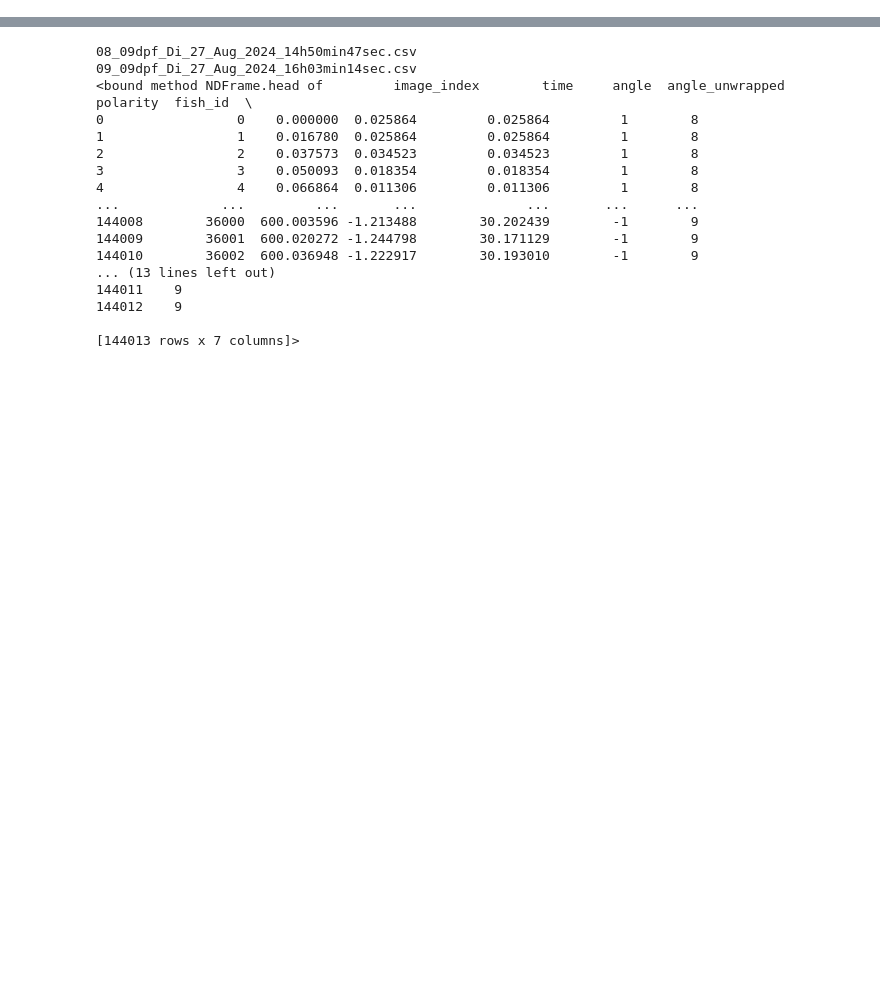
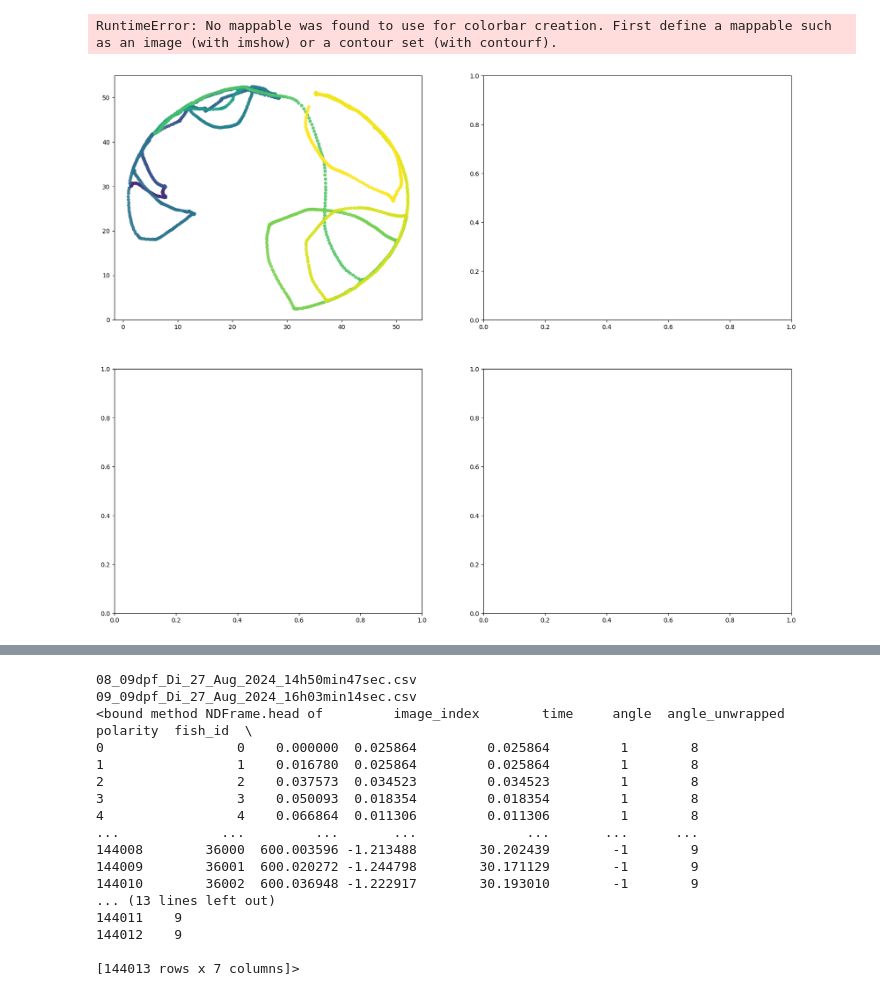
Before and after one commit to SaiAyachit/Stochastic_Modelling, a Jupyter notebook: data_prep.ipynb, the cells around one changed output, grey strips where cells are left out. Cells and saved outputs as stored; diff of their text form; code cells hidden in the pictures; blank space fills up the shorter version.

```diff
--- a/data_prep.ipynb
+++ b/data_prep.ipynb
@@ -193,3 +245,70 @@ for fish_id, group in grouped_bright:
+# %%
+for fish_id, group in grouped_bright:
+    dpf = group['dpf'].iloc[0]
+
+    # Calculate cumulative distance and displacement
+    x_diff = group['centroid_x_mm'].diff()
+    y_diff = group['centroid_y_mm'].diff()
+    frame_distances = np.sqrt(x_diff**2 + y_diff**2)
+    cumulative_distance = frame_distances.cumsum()
+
+    # Calculate displacement from starting point
+    x_displacement = group['centroid_x_mm'] - group['centroid_x_mm'].iloc[0]
+    y_displacement = group['centroid_y_mm'] - group['centroid_y_mm'].iloc[0]
+    displacement = np.sqrt(x_displacement**2 + y_displacement**2)
+
+    # Create figure with 2x2 subplots
+    fig, axes = plt.subplots(2, 2, figsize=(20, 16))
+
+    # Trajectory plot (top left)
+    axes[0,0].scatter(
+        group['centroid_x_mm'],
+        group['centroid_y_mm'],
+        c=group['relative_time'],
+        cmap=custom_cmap,
+        s=20,
+        alpha=0.85
+    )
+    colorbar = plt.colorbar(ax=axes[0,0], label='Time (s)')
+    axes[0,0].set_title(f'Fish Trajectory for Fish ID: {fish_id}')
+    axes[0,0].set_xlabel('X Position (mm)')
+    axes[0,0].set_ylabel('Y Position (mm)')
+    axes[0,0].plot(
+        group['centroid_x_mm'],
+        group['centroid_y_mm'],
+        color='gray',
+        linewidth=1.5,
+        alpha=0.3
+    )
+    axes[0,0].set_xlim(0, 2048 / PIX_PER_MM)
+    axes[0,0].set_ylim(0, 2048 / PIX_PER_MM)
+
+    # Frame-to-frame distance plot (top right)
+    axes[0,1].plot(group['relative_time'], group['distance_mm'], label='Frame Distance')
+    axes[0,1].set_title(f'Frame-to-Frame Distance for Fish ID: {fish_id}')
+    axes[0,1].set_xlabel('Relative Time')
+    axes[0,1].set_ylabel('Distance (mm)')
+    axes[0,1].legend()
+
+    # Cumulative distance plot (bottom left)
+    axes[1,0].plot(group['relative_time'], cumulative_distance, label='Cumulative Distance')
+    axes[1,0].set_title(f'Cumulative Distance Traveled for Fish ID: {fish_id}')
+    axes[1,0].set_xlabel('Relative Time')
+    axes[1,0].set_ylabel('Distance (mm)')
+    axes[1,0].legend()
+
+    # Displacement plot (bottom right)
+    axes[1,1].plot(group['relative_time'], displacement, label='Displacement')
+    axes[1,1].set_title(f'Displacement from Start for Fish ID: {fish_id}')
+    axes[1,1].set_xlabel('Relative Time')
+    axes[1,1].set_ylabel('Distance (mm)')
+    axes[1,1].legend()
+
+    plt.tight_layout()
+    plt.show()
+# %% [output]
+RuntimeError: No mappable was found to use for colorbar creation. First define a mappable such as an image (with imshow) or a contour set (with contourf).
+[figure, added]
 # %%
 # Load the data
 dark_df = pd.read_csv(r'.\dark_data.csv')
```
Also changed, not shown: parts of 8 cells of this notebook.
